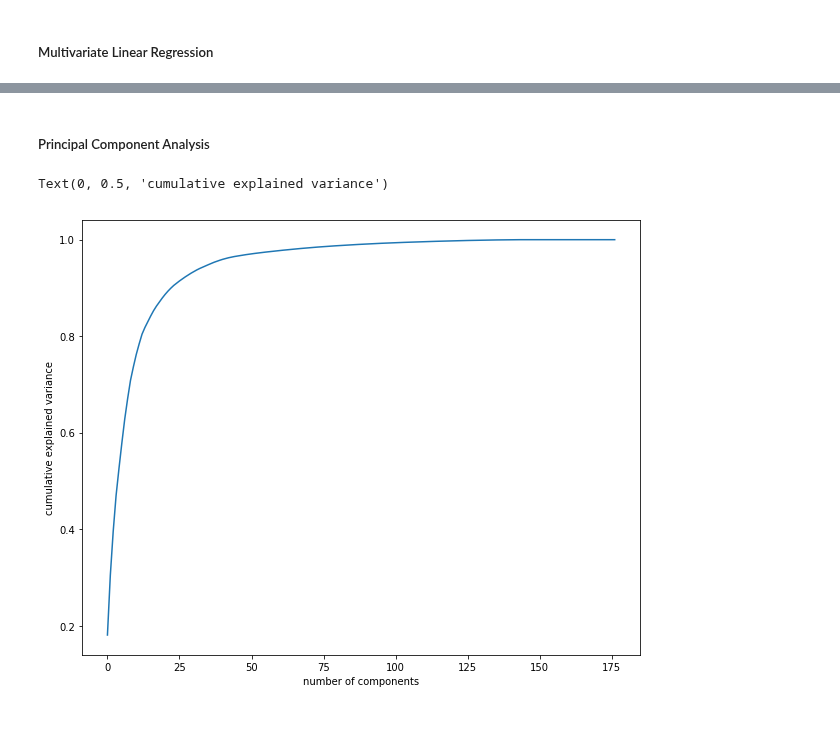
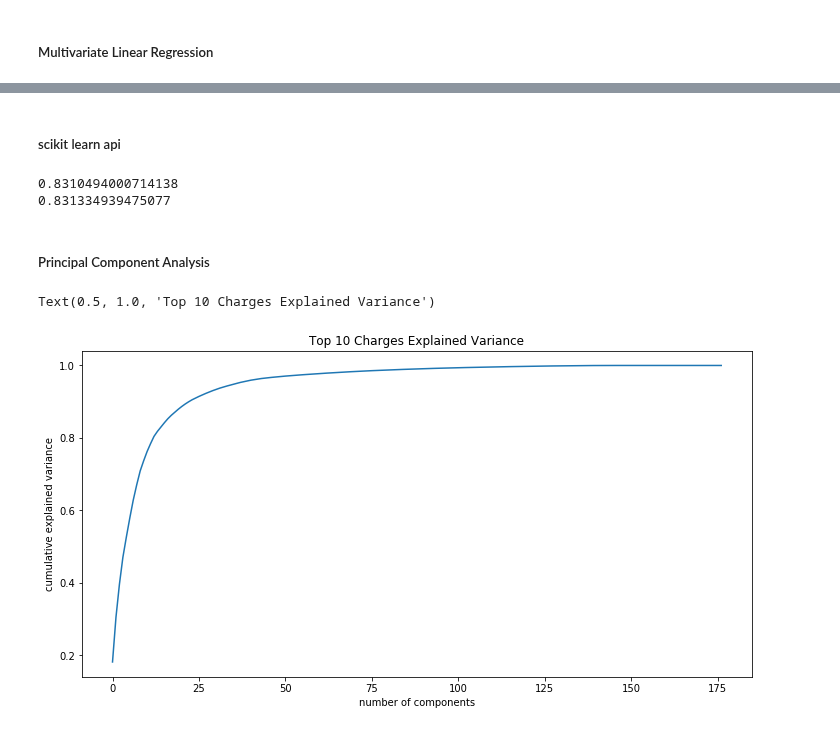
Before and after one commit to meiguan/nycHospitalPricing, a Jupyter notebook: 5_allAprDrgModel.ipynb, the cells around one changed output, grey strips where cells are left out. Saved outputs shown, nothing was run; the diff lists cells and outputs as text; code cells hidden in the pictures.

```diff
--- a/5_allAprDrgModel.ipynb
+++ b/5_allAprDrgModel.ipynb
@@ -152,18 +157,30 @@ Warnings:
 [1] Standard Errors assume that the covariance matrix of the errors is correctly specified.
 [2] The smallest eigenvalue is 2.64e-24. This might indicate that there are
 strong multicollinearity problems or that the design matrix is singular.
+# %% [markdown]
+##### scikit learn api
+# %%
+clf = LinearRegression()
+clf.fit(X_train, y_train)
+y_pred = clf.predict(X_test)
+print(clf.score(X_train, y_train))
+print(clf.score(X_test, y_test))
+# %% [output]
+0.8310494000714138
+0.831334939475077
 # %% [markdown]
 ##### Principal Component Analysis
 # %%
 pca = PCA().fit(x_val)
 # %%
-plt.figure(figsize=(10,8))
+plt.figure(figsize=(12, 6))
 plt.plot(np.cumsum(pca.explained_variance_ratio_))
 plt.xlabel('number of components')
 plt.ylabel('cumulative explained variance')
+plt.title('Top 10 Charges Explained Variance')
 # %% [output]
-Text(0, 0.5, 'cumulative explained variance')
+Text(0.5, 1.0, 'Top 10 Charges Explained Variance')
-[figure, old version]
+[figure, new version]
 # %%
 pca = PCA(n_components=50)
 pca.fit(x_val)
```
Also changed, not shown: parts of 24 cells of this notebook, 6 other files.
